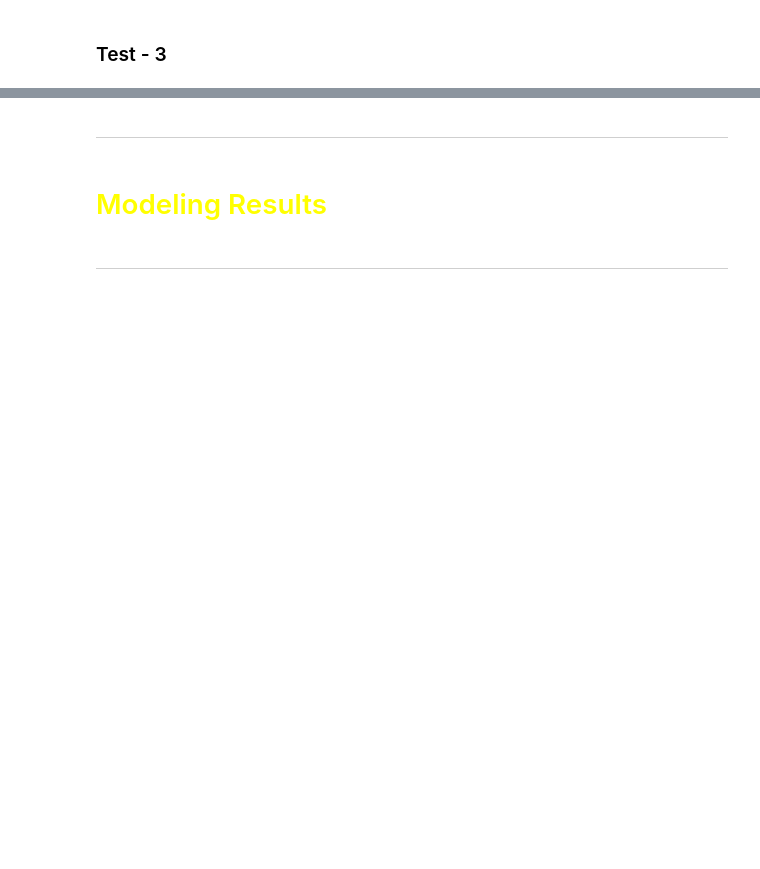
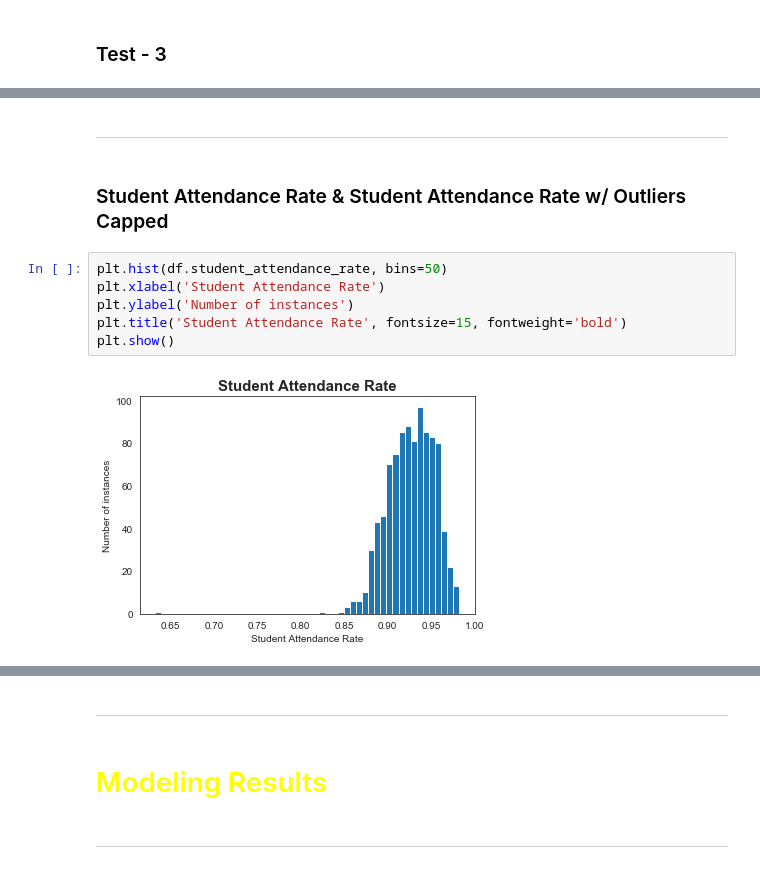
Before and after one commit to kevinmacmat/inquiry_into_school_attendance_rates, a Jupyter notebook: mod_2_final_notebook.ipynb, the cells around one changed output, grey strips where cells are left out. Drawn from its saved outputs; the diff is of its cells as text; blank space fills up the shorter version.

```diff
--- a/mod_2_final_notebook.ipynb
+++ b/mod_2_final_notebook.ipynb
@@ -88,0 +224,12 @@ I intend to predict the average reading scores
+# %% [markdown]
+---
+# %% [markdown]
+### Student Attendance Rate & Student Attendance Rate w/ Outliers Capped
+# %%
+plt.hist(df.student_attendance_rate, bins=50)
+plt.xlabel('Student Attendance Rate')
+plt.ylabel('Number of instances')
+plt.title('Student Attendance Rate', fontsize=15, fontweight='bold')
+plt.show()
+# %% [output]
+[figure, added]
```
Also changed, not shown: parts of 98 cells of this notebook, 7 other files.
